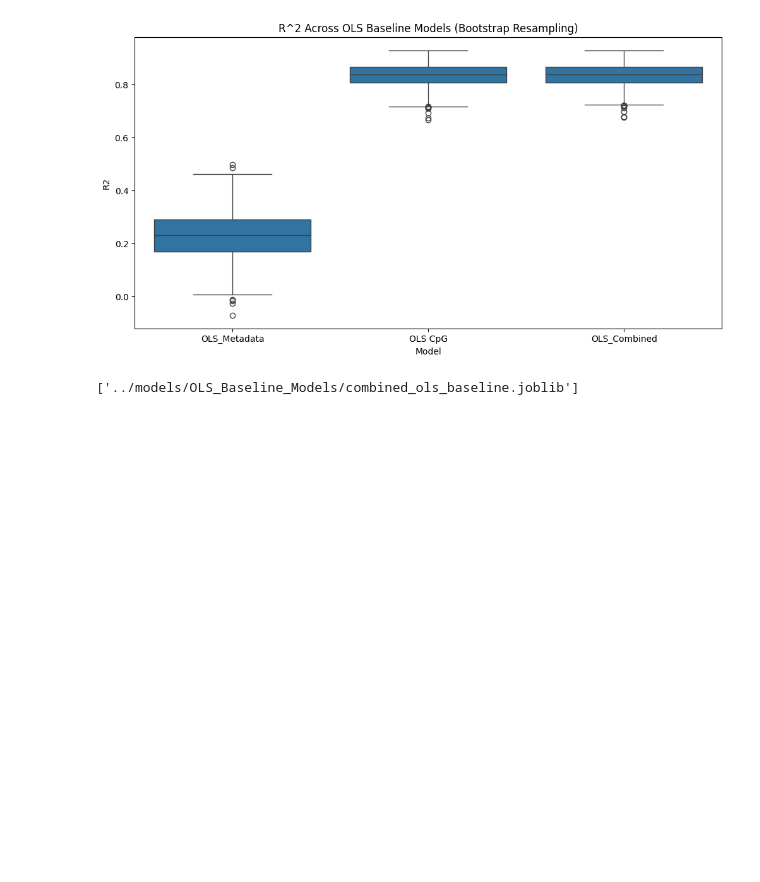
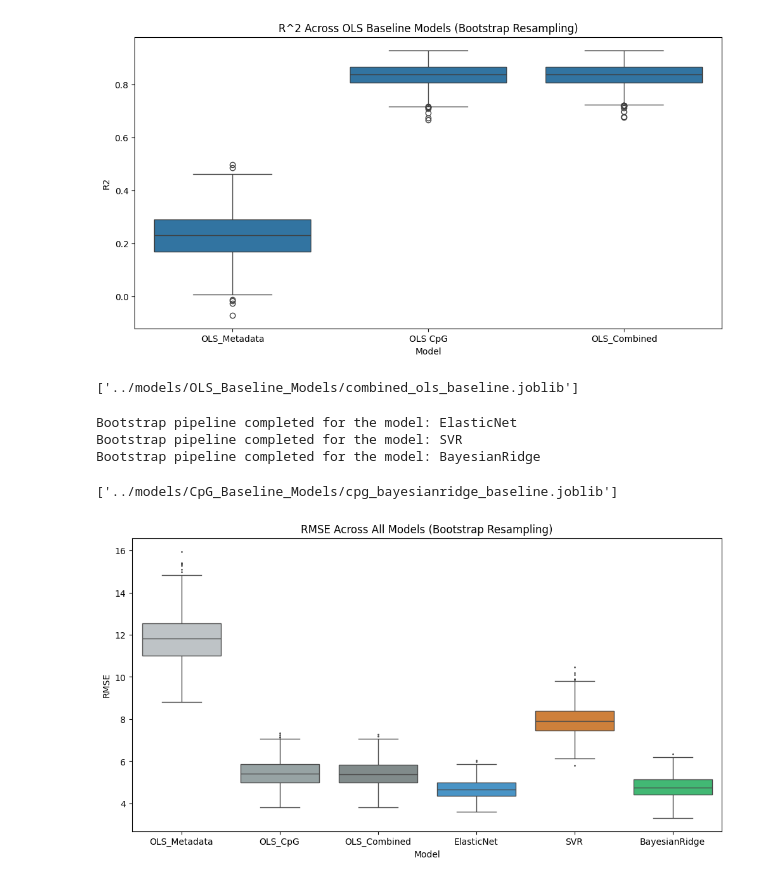
Before and after one commit to xanthippilouka/MLCB_Assignment1_Louka, a Jupyter notebook: notebooks/baseline_models.ipynb, the cells around one changed output. Saved outputs shown, nothing was run; the diff lists cells and outputs as text; code cells hidden in the pictures; blank space fills up the shorter version.

```diff
--- a/notebooks/baseline_models.ipynb
+++ b/notebooks/baseline_models.ipynb
@@ -262,0 +274,78 @@ table_statistics.to_csv('../data/Baseline/task2_ols_baseline_metrics.csv', index
+# %%
+#SVR
+#Initialize and Fit the model
+cpg_svr = SVR(kernel='rbf', C=1.0).fit(X_train_cpg, y_train) #default hyperparameters
+
+#Predict on validation set
+cpg_svr_pred = cpg_svr.predict(X_val_cpg)
+# %%
+#BayesianRidge
+#Initialize and Fit the model
+cpg_bayesianridge = BayesianRidge().fit(X_train_cpg, y_train) #default hyperparameters
+
+#Predict on validation set
+cpg_bayesianridge_pred = cpg_bayesianridge.predict(X_val_cpg)
+# %%
+#After the training of the above algorithms, we proceed with the evaluation on the validation set using the same bootstrap method as for the OLS models
+#Bootstrap
+
+from src.functions import bootstrap_apply
+
+#Dictionary with the 3 different models
+cpg_models_pred = {
+    'ElasticNet' : cpg_elasticnet_pred,
+    'SVR' : cpg_svr_pred,
+    'BayesianRidge' : cpg_bayesianridge_pred}
+
+#Initialize an empty dictionary, in which the bootstrap metrics will be saved
+cpg_models_stats = {}
+
+for model_name, y_pred in cpg_models_pred.items():
+    #Perform the bootstrap function
+    bootstrap_df = bootstrap_apply(y_pred, y_val, n_resamples=1000, seed=42)
+    #Store the bootstraq results in the dictionary
+    cpg_models_stats[model_name] = bootstrap_df
+
+    print(f"Bootstrap pipeline completed for the model: {model_name}")
+# %% [output]
+Bootstrap pipeline completed for the model: ElasticNet
+Bootstrap pipeline completed for the model: SVR
+Bootstrap pipeline completed for the model: BayesianRidge
+# %%
+#Save the cpg models
+import joblib
+
+os.makedirs('../models/CpG_Baseline_Models', exist_ok=True)
+
+joblib.dump(cpg_elasticnet, '../models/CpG_Baseline_Models/cpg_elasticnet_baseline.joblib' )
+joblib.dump(cpg_svr, '../models/CpG_Baseline_Models/cpg_svr_baseline.joblib' )
+joblib.dump(cpg_bayesianridge, '../models/CpG_Baseline_Models/cpg_bayesianridge_baseline.joblib' )
+# %% [output]
+['../models/CpG_Baseline_Models/cpg_bayesianridge_baseline.joblib']
+# %%
+#Compare all the models (RMSE, R2)
+
+os.makedirs('../figures/Task2_Figures', exist_ok=True)
+
+all_models_results = pd.concat([
+    bootstrap_metadata.assign(Model='OLS_Metadata'),
+    bootstrap_cpg.assign(Model='OLS_CpG'),
+    bootstrap_combined.assign(Model='OLS_Combined'),
+    cpg_models_stats['ElasticNet'].assign(Model='ElasticNet'),
+    cpg_models_stats['SVR'].assign(Model='SVR'),
+    cpg_models_stats['BayesianRidge'].assign(Model='BayesianRidge')])
+
+colors = {
+    'OLS_Metadata': '#bdc3c7', 'OLS_CpG': '#95a5a6', 'OLS_Combined': '#7f8c8d',
+    'ElasticNet': '#3498db', 'SVR': '#e67e22', 'BayesianRidge': '#2ecc71'
+}
+
+#RMSE Boxplot for all the models
+plt.figure(figsize=(12,6))
+sns.boxplot(data=all_models_results, x='Model', y='RMSE', palette=colors, fliersize=1)
+plt.title('RMSE Across All Models (Bootstrap Resampling)')
+plt.ylabel('RMSE')
+plt.savefig('../figures/Task2_Figures/RMSE_all_models_comparison.png', dpi=300, bbox_inches='tight')
+plt.show()
+# %% [output]
+[figure, added]
```
Also changed, not shown: parts of 3 cells of this notebook, 5 other files.
